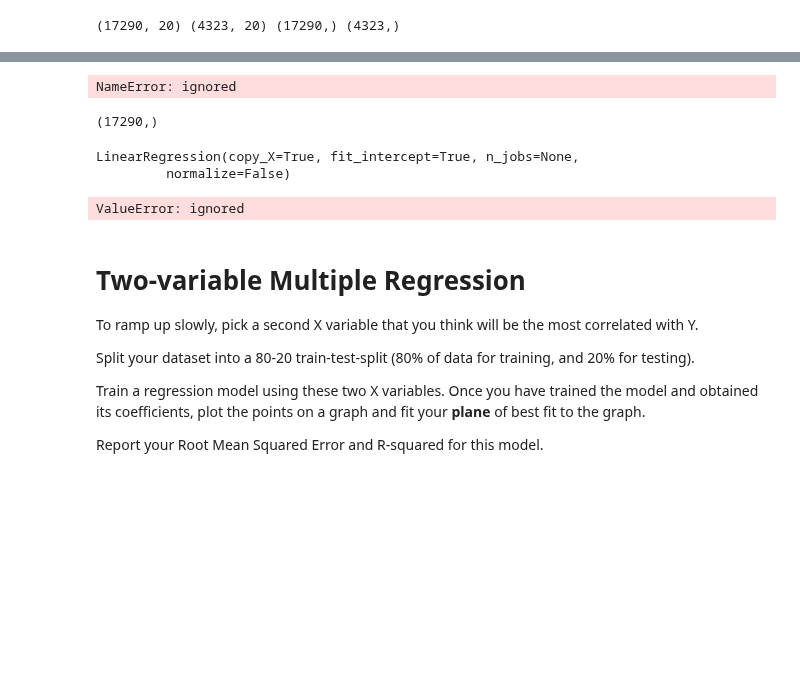
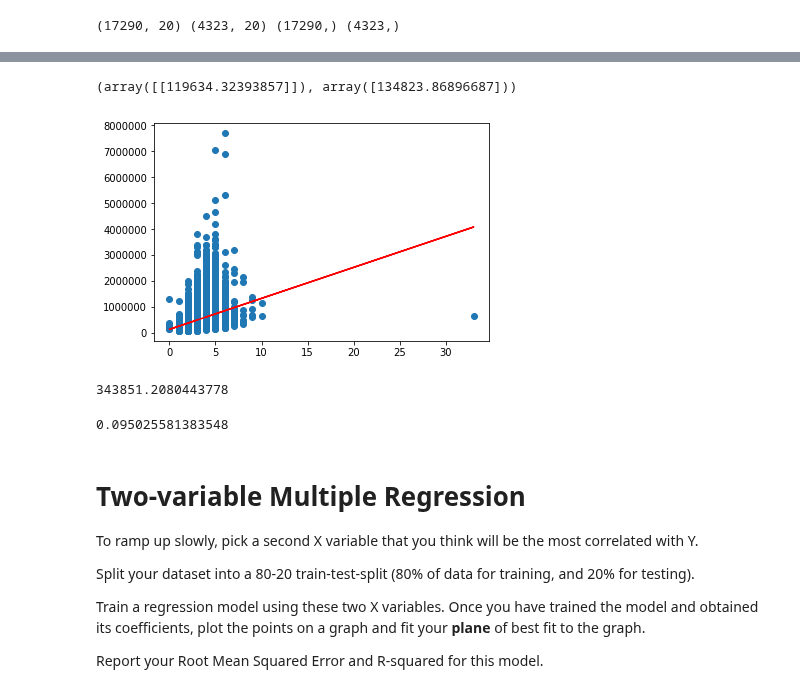
Before and after one commit to LambdaSchool/DS-Unit-2-Sprint-2-Regression, a Jupyter notebook: Copy_of_Linear_Regression_Assignment.ipynb, the cells around one changed output, grey strips where cells are left out. Saved outputs shown, nothing was run; the diff lists cells and outputs as text; code cells hidden in the pictures; blank space fills up the shorter version.

```diff
--- a/Copy_of_Linear_Regression_Assignment.ipynb
+++ b/Copy_of_Linear_Regression_Assignment.ipynb
@@ -94,5 +81,0 @@ pandas.core.frame.DataFrame
-# %%
-y = pd.DataFrame(data=y)
-Y.head()
-# %% [output]
-NameError: ignored
@@ -101,18 +82,31 @@ df_joined = X.join(y)
-# %%
-df_joined["price"].shape
-# %% [output]
-(17290,)
-# %%
-model = LinearRegression()
-model.fit(X, y)
-# %% [output]
-LinearRegression(copy_X=True, fit_intercept=True, n_jobs=None,
-         normalize=False)
-# %%
-#ax = df.plot(x=features, y=target, kind='scatter')
-df_joined.plot(x=X, y=y, kind='line')
-# %% [output]
-ValueError: ignored
+# %%
+model = LinearRegression()
+
+X = np.array(X).reshape(-1, 1)
+y = np.array(y).reshape(-1, 1)
+
+model.fit(X, y)
+
+model.coef_, model.intercept_
+# %% [output]
+(array([[119634.32393857]]), array([134823.86896687]))
+# %%
+y_pred = model.predict(X)
+
+fig, ax = plt.subplots()
+ax.scatter(X, y)
+ax.plot(X, y_pred, color="red");
+# %% [output]
+[figure, added]
+# %%
+root_mean_squared_error = (mean_squared_error(y, y_pred))**(1/2)
+root_mean_squared_error
+# %% [output]
+343851.2080443778
+# %%
+r2_score(y, y_pred)
+# %% [output]
+0.095025581383548
 # %% [markdown]
 # Two-variable Multiple Regression
 
```
Also changed, not shown: parts of 9 cells of this notebook.
